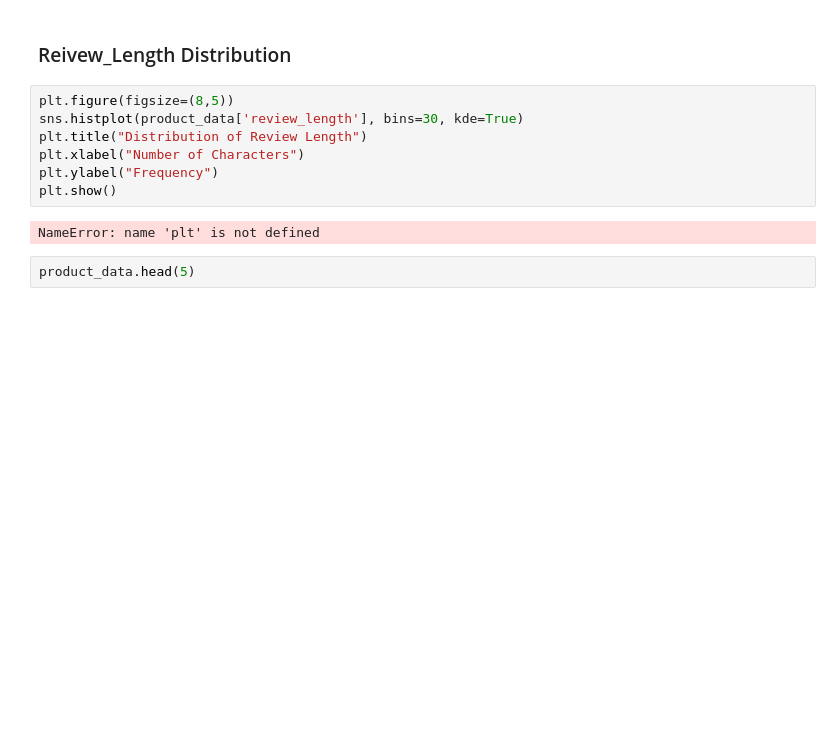
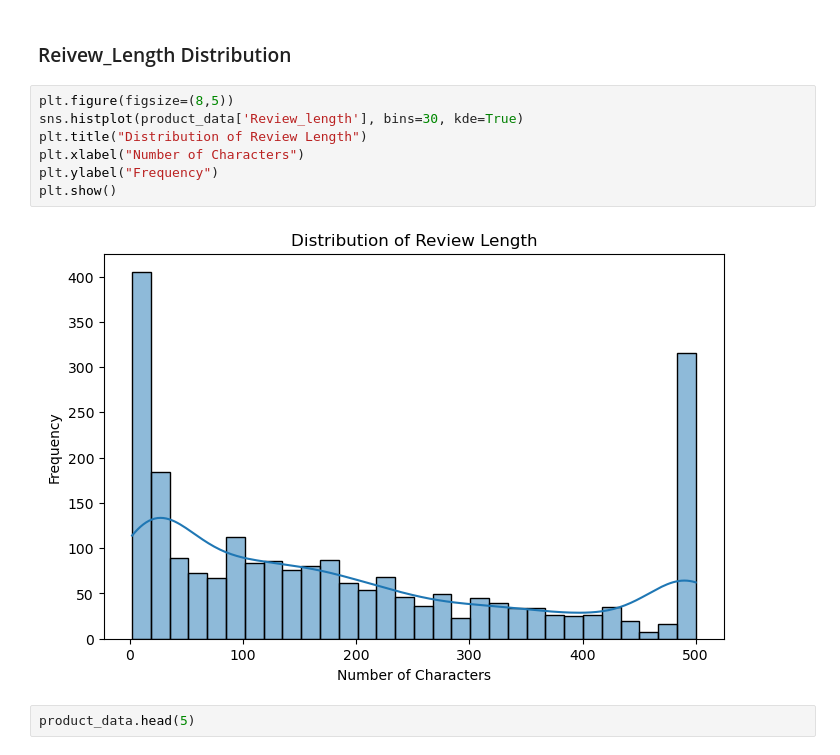
Before and after one commit to Aniket9-k/product-analysis, a Jupyter notebook: DataScience_Project.ipynb, the cells around one changed output. Drawn from its saved outputs; the diff is of its cells as text; blank space fills up the shorter version.

```diff
--- a/DataScience_Project.ipynb
+++ b/DataScience_Project.ipynb
@@ -217,13 +219,13 @@ Name: Review_length, dtype: float64
 ### Reivew_Length Distribution
 # %%
 plt.figure(figsize=(8,5))
-sns.histplot(product_data['review_length'], bins=30, kde=True)
+sns.histplot(product_data['Review_length'], bins=30, kde=True)
 plt.title("Distribution of Review Length")
 plt.xlabel("Number of Characters")
 plt.ylabel("Frequency")
 plt.show()
 # %% [output]
-NameError: name 'plt' is not defined
+[figure, added]
 # %%
 product_data.head(5)
 # %% [output]
```
Also changed, not shown: parts of 3 cells of this notebook.
